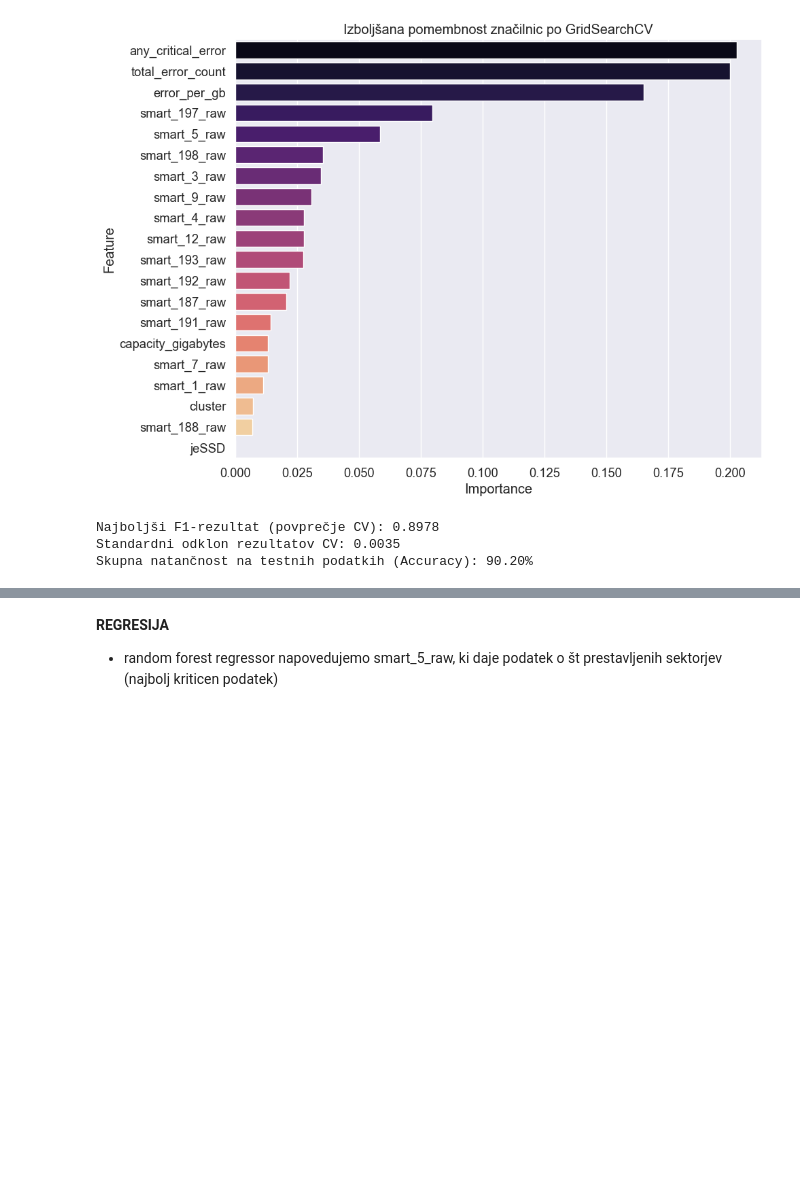
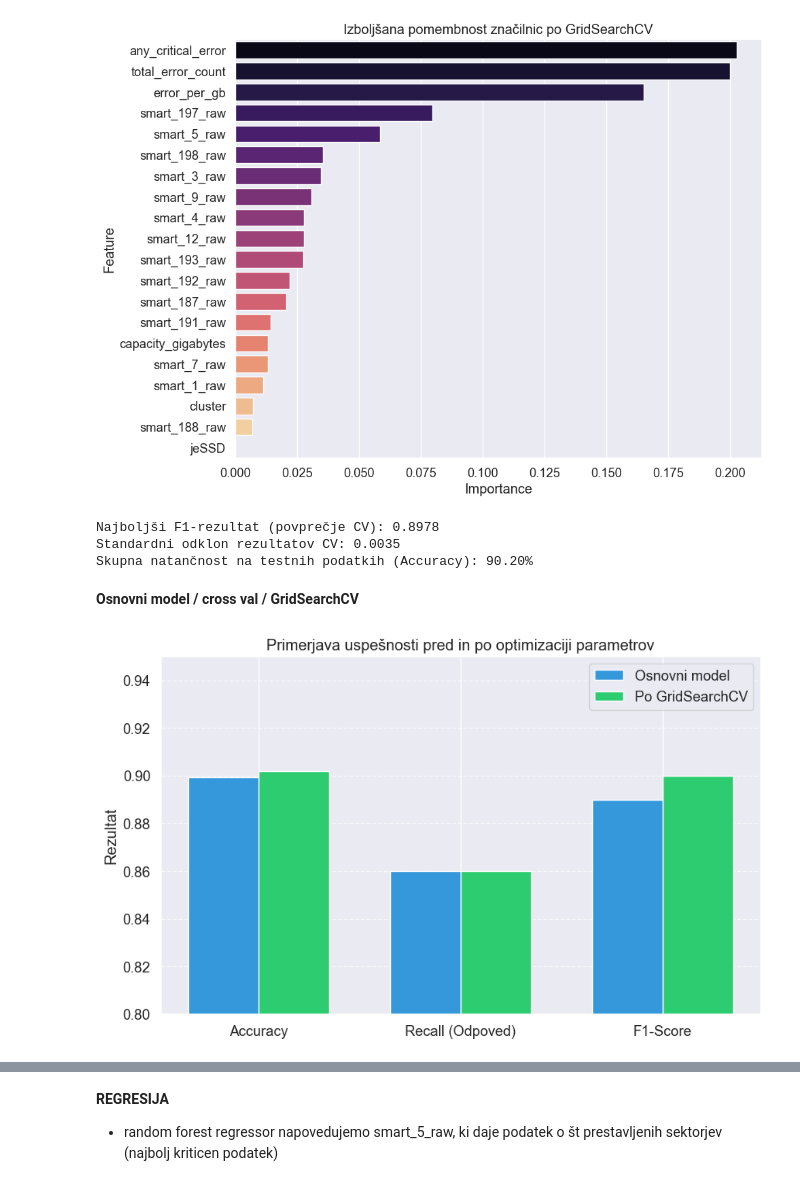
Before and after one commit to Luka-Petek/diskFailurePrediction, a Jupyter notebook: predict.ipynb, the cells around one changed output, grey strips where cells are left out. Cells and saved outputs as stored; diff of their text form; code cells hidden in the pictures; blank space fills up the shorter version.

Commit message:
vec grafov, razlaga, before 6 after grid search cv, metrike

```diff
--- a/predict.ipynb
+++ b/predict.ipynb
@@ -778,3 +779,33 @@ print(f"Skupna natančnost na testnih podatkih (Accuracy): {accuracy*100:.2f}%")
 Najboljši F1-rezultat (povprečje CV): 0.8978
 Standardni odklon rezultatov CV: 0.0035
 Skupna natančnost na testnih podatkih (Accuracy): 90.20%
+# %% [markdown]
+**Osnovni model / cross val / GridSearchCV**
+# %%
+import matplotlib.pyplot as plt
+import numpy as np
+
+labels = ['Accuracy', 'Recall (Odpoved)', 'F1-Score']
+# Rezultati osnovnega modela
+before_gs = [0.8992, 0.86, 0.89]
+# Rezultati po GridSearchCV
+after_gs = [0.9020, 0.86, 0.90]
+
+x = np.arange(len(labels))
+width = 0.35
+
+fig, ax = plt.subplots(figsize=(10, 6))
+ax.bar(x - width/2, before_gs, width, label='Osnovni model', color='#3498db')
+ax.bar(x + width/2, after_gs, width, label='Po GridSearchCV', color='#2ecc71')
+
+ax.set_ylabel('Rezultat')
+ax.set_title('Primerjava uspešnosti pred in po optimizaciji parametrov')
+ax.set_xticks(x)
+ax.set_xticklabels(labels)
+ax.set_ylim(0.8, 0.95) # Povečamo fokus na razlike
+ax.legend()
+
+plt.grid(axis='y', linestyle='--', alpha=0.7)
+plt.show()
+# %% [output]
+[figure, added]
```
Also changed, not shown: parts of 10 cells of this notebook.
